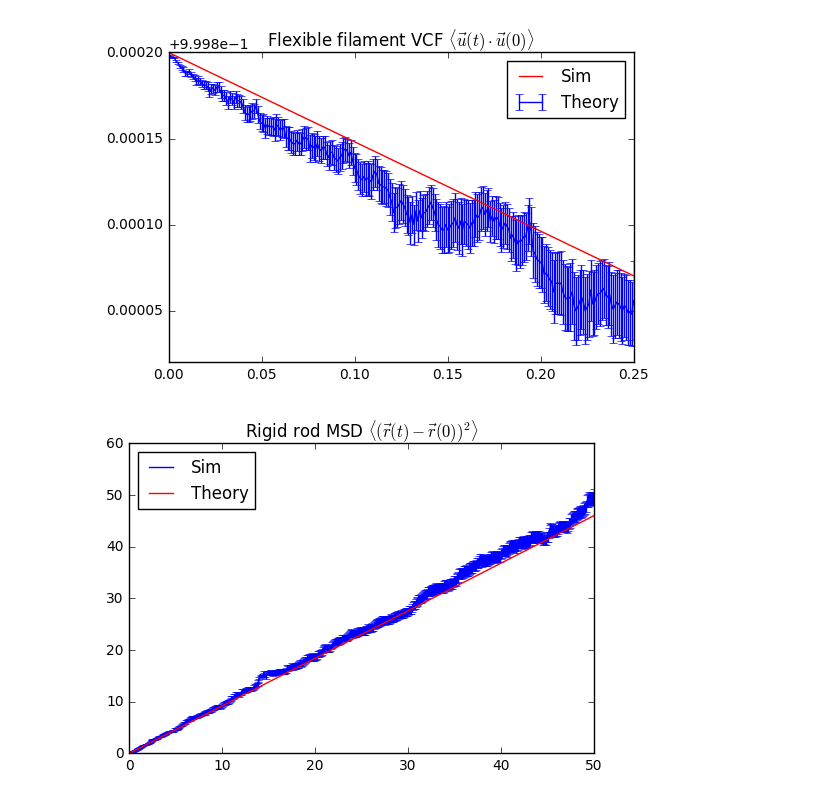
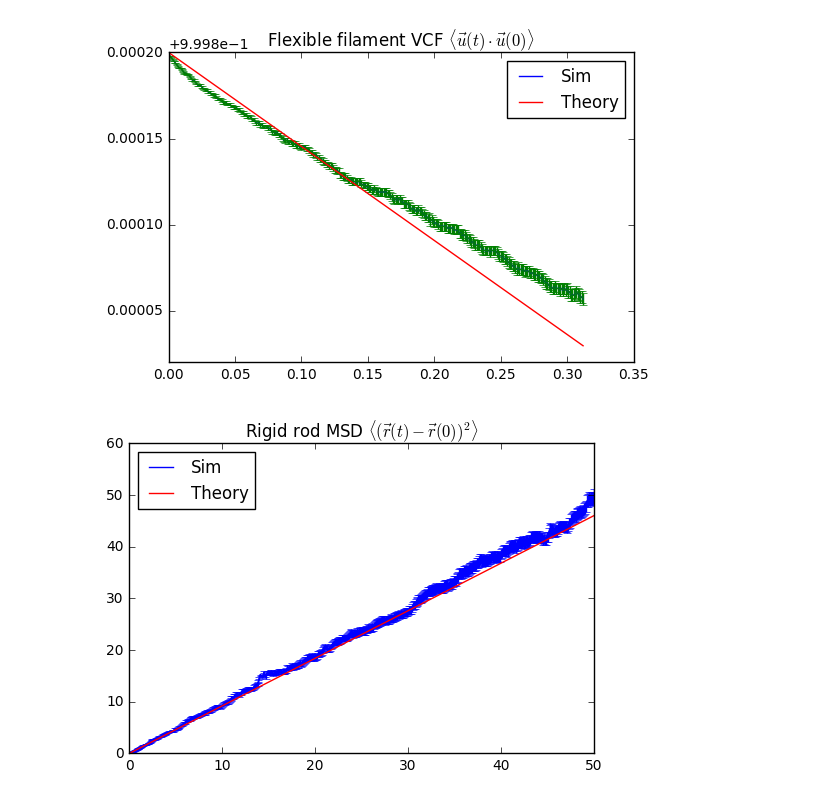
Before and after one commit to jeffmm/simcore, a Jupyter notebook: scripts/PlotDiffusionPosit.ipynb, the cells around one changed output. Cells and saved outputs as stored; diff of their text form; code cells hidden in the pictures.

```diff
--- a/scripts/PlotDiffusionPosit.ipynb
+++ b/scripts/PlotDiffusionPosit.ipynb
@@ -7,11 +7,11 @@ import matplotlib.pyplot as plt
 # %%
 ndim=3
 length=40
-cl=5
+cl=4
 lp="040k"
 #ver=2
 #f=open("../"+str(ndim)+"d_lp10000_l"+str(length)+"_cl"+str(cl)+"_filament.diffusion",'r')
-f=open("../results/"+str(ndim)+"d_l"+"{0:0=3d}".format(length)+"_lp"+lp+"_cl"+"{0:0=2d}".format(cl)+"_filament.diffusion",'r')
+f=open("../"+str(ndim)+"d_l"+"{0:0=3d}".format(length)+"_lp"+lp+"_cl"+"{0:0=2d}".format(cl)+"_filament.diffusion",'r')
 #f=open("../"+str(ndim)+"d_l"+str(length)+"_br_rod.diffusion",'r')
 #f=open("../sc_filament.diffusion",'r')
 f.readline()
@@ -57,27 +61,28 @@ plt.show()
 # %%
-dRot=9.0*np.log(length)/(length)**3
+dRot=9.0*(2*np.log(2*length)-1)/(2*length**3)
 # Semiflexible chain theory (works for Lp/L ~ 1)
 #Lp = 20
 #dRot=1.0/(2*Lp)
 tm = np.linspace(time[0],time[len(time)-1],1000)
-theory = lambda t: np.exp(-dRot*t)
+theory = lambda t: np.exp(-dRot*(t))
 #theory = lambda t: np.exp(-0.15*dRot*(0.5*t))
 #vcf2=[]
 #time2=[]
 #for i in time:
 #    time2.append(i*dRot)
 #for i in vcf:
 #    vcf2.append(2-2*i)
 #theory = lambda t: 2*t
 #plt.errorbar(time,meanOrientation,yerr=sems)
 #plt.plot(time,vcf)
+plt.plot(time,vcf)
 plt.errorbar(time,vcf,yerr=vcferr)
 plt.plot(tm, theory(tm),'r-')
 plt.title("Flexible filament VCF "+r'$\langle \vec{u}(t)\cdot\vec{u}(0) \rangle$')
 plt.legend(["Sim","Theory"],loc=0)
 plt.show()
 # %% [output]
-[figure, old version]
+[figure, new version]
 # %%
 f=open("../2d.br_rod.posit.diffusion",'r')
 f.readline()
```
Also changed, not shown: parts of 1 cell of this notebook, 10 other files.
